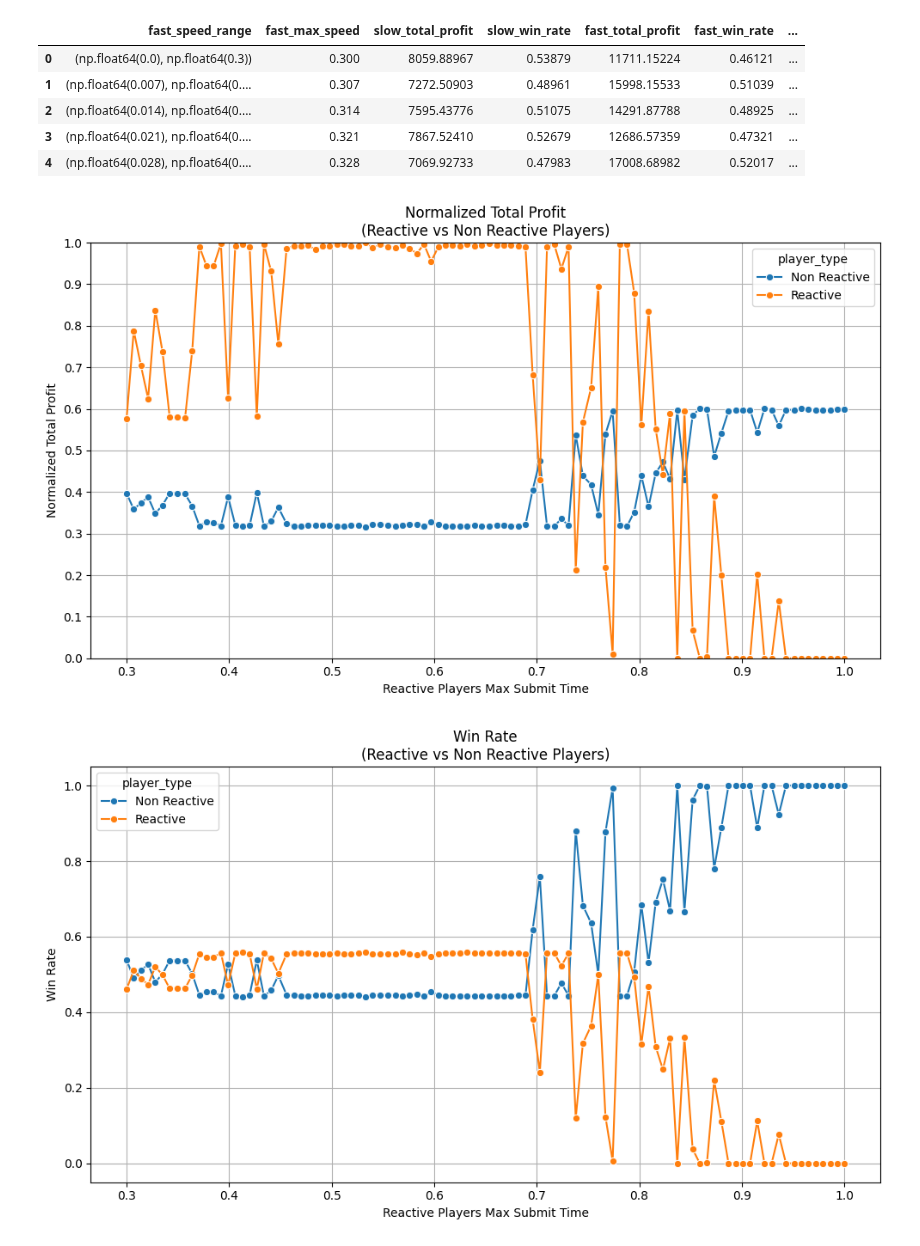
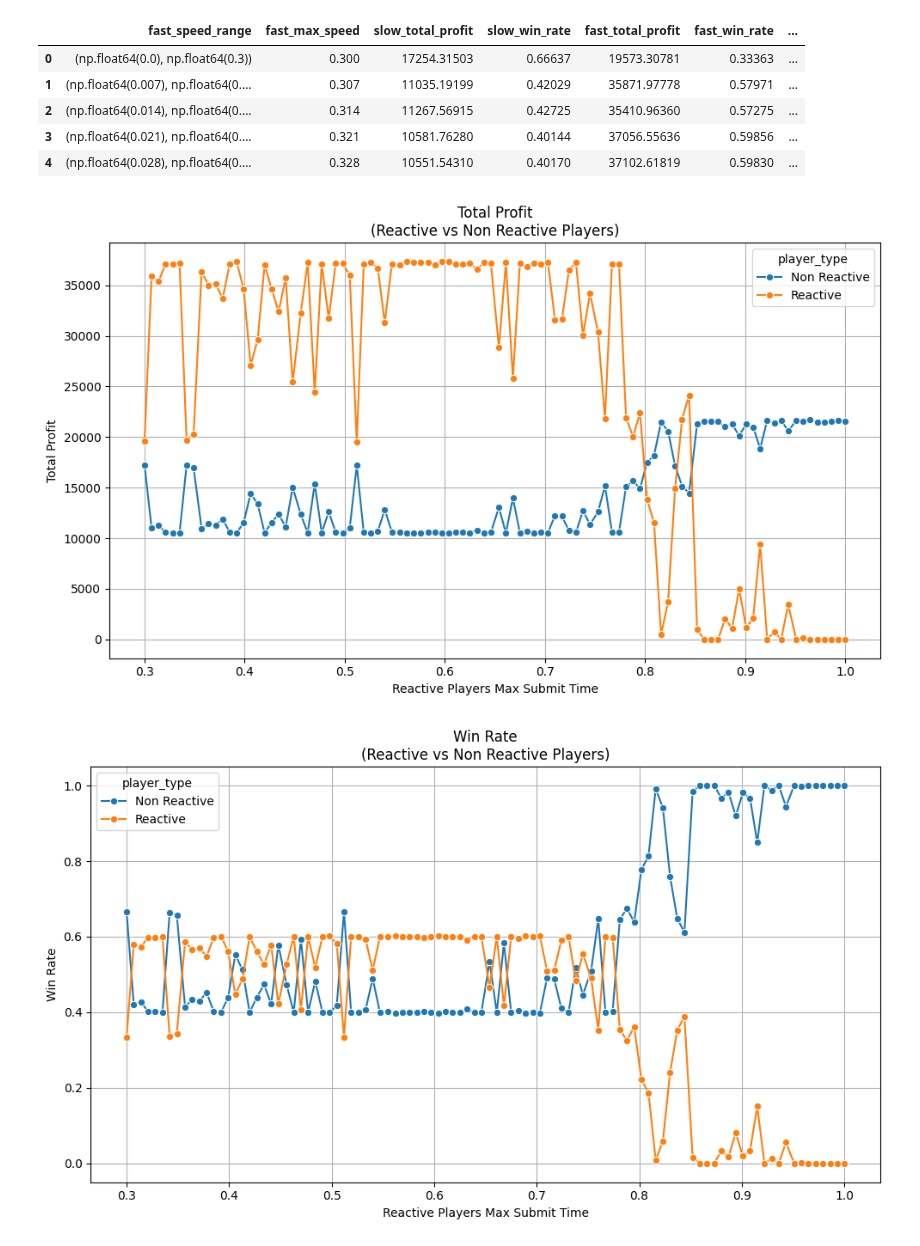
Before and after one commit to krzhang/camcos, a Jupyter notebook: simulations/builder_auctions/grid_strategy_speeds.ipynb, the cells around one changed output. Saved outputs shown, nothing was run; the diff lists cells and outputs as text; code cells hidden in the pictures.

```diff
--- a/simulations/builder_auctions/grid_strategy_speeds.ipynb
+++ b/simulations/builder_auctions/grid_strategy_speeds.ipynb
@@ -29,6 +29,8 @@ num_slow = 1
 num_fast = 1
 num_rounds = 216000
 bid_range_width = 0.2
+cutoff_time_range = (0.6, 0.7 - EPSILON)
+sealed_bids = False
 # %%
 # --- Run Simulations ---
 
@@ -45,7 +47,7 @@ def compute_profits(player_ids, profits, submit_bys, cutoff_time, winner):
 
 results = []
 
-for fast_speed in fast_speed_ranges:
+for fast_speed in tqdm(fast_speed_ranges, desc="Running Simulations"):
     players = []
     player_id_offset = len(results) * (num_slow + num_fast)
 
@@ -72,7 +74,7 @@ for fast_speed in fast_speed_ranges:
         )
         players.append(RangePlayer(player_id_offset + num_slow + i, speed, bid_range, reactive=True))
 
-    auction = Auction(players, cutoff_time_range=(0.6, 0.7 - EPSILON), sealed_bids=False)
+    auction = Auction(players, cutoff_time_range, sealed_bids)
     round_results, winnings = auction.run_simulation(num_rounds)
 
     fast_ids = [p.player_id for p in players if p.reactive]
@@ -136,47 +138,43 @@ df.to_csv("speed_grid__speeds_results.csv", index=False)
 df.head()
 # %% [output]
 |  | fast_speed_range | fast_max_speed | slow_total_profit | slow_win_rate | fast_total_profit | fast_win_rate | ... |
-| 0 | (np.float64(0.0), np.float64(0.3)) | 0.300 | 8059.88967 | 0.53879 | 11711.15224 | 0.46121 | ... |
-| 1 | (np.float64(0.007), np.float64(0.... | 0.307 | 7272.50903 | 0.48961 | 15998.15533 | 0.51039 | ... |
-| 2 | (np.float64(0.014), np.float64(0.... | 0.314 | 7595.43776 | 0.51075 | 14291.87788 | 0.48925 | ... |
-| 3 | (np.float64(0.021), np.float64(0.... | 0.321 | 7867.52410 | 0.52679 | 12686.57359 | 0.47321 | ... |
-| 4 | (np.float64(0.028), np.float64(0.... | 0.328 | 7069.92733 | 0.47983 | 17008.68982 | 0.52017 | ... |
+| 0 | (np.float64(0.0), np.float64(0.3)) | 0.300 | 17254.31503 | 0.66637 | 19573.30781 | 0.33363 | ... |
+| 1 | (np.float64(0.007), np.float64(0.... | 0.307 | 11035.19199 | 0.42029 | 35871.97778 | 0.57971 | ... |
+| 2 | (np.float64(0.014), np.float64(0.... | 0.314 | 11267.56915 | 0.42725 | 35410.96360 | 0.57275 | ... |
+| 3 | (np.float64(0.021), np.float64(0.... | 0.321 | 10581.76280 | 0.40144 | 37056.55636 | 0.59856 | ... |
+| 4 | (np.float64(0.028), np.float64(0.... | 0.328 | 10551.54310 | 0.40170 | 37102.61819 | 0.59830 | ... |
 # %%
 TOTAL_VALUE = 216000
 
 melted = pd.melt(
     df,
     id_vars=["fast_max_speed"],
     value_vars=["slow_total_profit", "fast_total_profit"],
     var_name="player_type",
     value_name="total_profit"
 )
 
 melted["player_type"] = melted["player_type"].map({
     "slow_total_profit": "Non Reactive",
     "fast_total_profit": "Reactive"
 })
 
 profit_df = (
     melted.groupby(["fast_max_speed", "player_type"])
     .agg(total_profit=("total_profit", "sum"))
     .reset_index()
 )
 
-profit_df["normalized_profit"] = profit_df["total_profit"] / profit_df["total_profit"].max()
-
 plt.figure(figsize=(10, 6))
-sns.lineplot(data=profit_df, x="fast_max_speed", y="normalized_profit", hue="player_type", marker="o")
-plt.title("Normalized Total Profit\n(Reactive vs Non Reactive Players)")
+sns.lineplot(data=profit_df, x="fast_max_speed", y="total_profit", hue="player_type", marker="o")
+plt.title("Total Profit\n(Reactive vs Non Reactive Players)")
 plt.xlabel("Reactive Players Max Submit Time")
-plt.ylabel("Normalized Total Profit")
-plt.ylim(0, 1)  # or slightly above your observed max (~0.0005)
-plt.yticks(np.arange(0, 1.05, 0.1))
+plt.ylabel("Total Profit")
 plt.grid(True)
 plt.tight_layout()
 plt.show()
 # %% [output]
-[figure, old version]
+[figure, new version]
 # %%
 winrate_df = pd.concat([
     df[["fast_max_speed", "slow_win_rate"]].rename(columns={"slow_win_rate": "win_rate"}).assign(player_type="Non Reactive"),
@@ -193,7 +191,7 @@ plt.tight_layout()
 plt.savefig("winrate_comparison_by_speed.png")
 plt.show()
 # %% [output]
-[figure, old version]
+[figure, new version]
 # %%
 avg_bid_profit_df = pd.concat([
     df[["fast_max_speed", "slow_avg_profit_per_bid"]]
```
Also changed, not shown: parts of 3 cells of this notebook, 4 other files.
